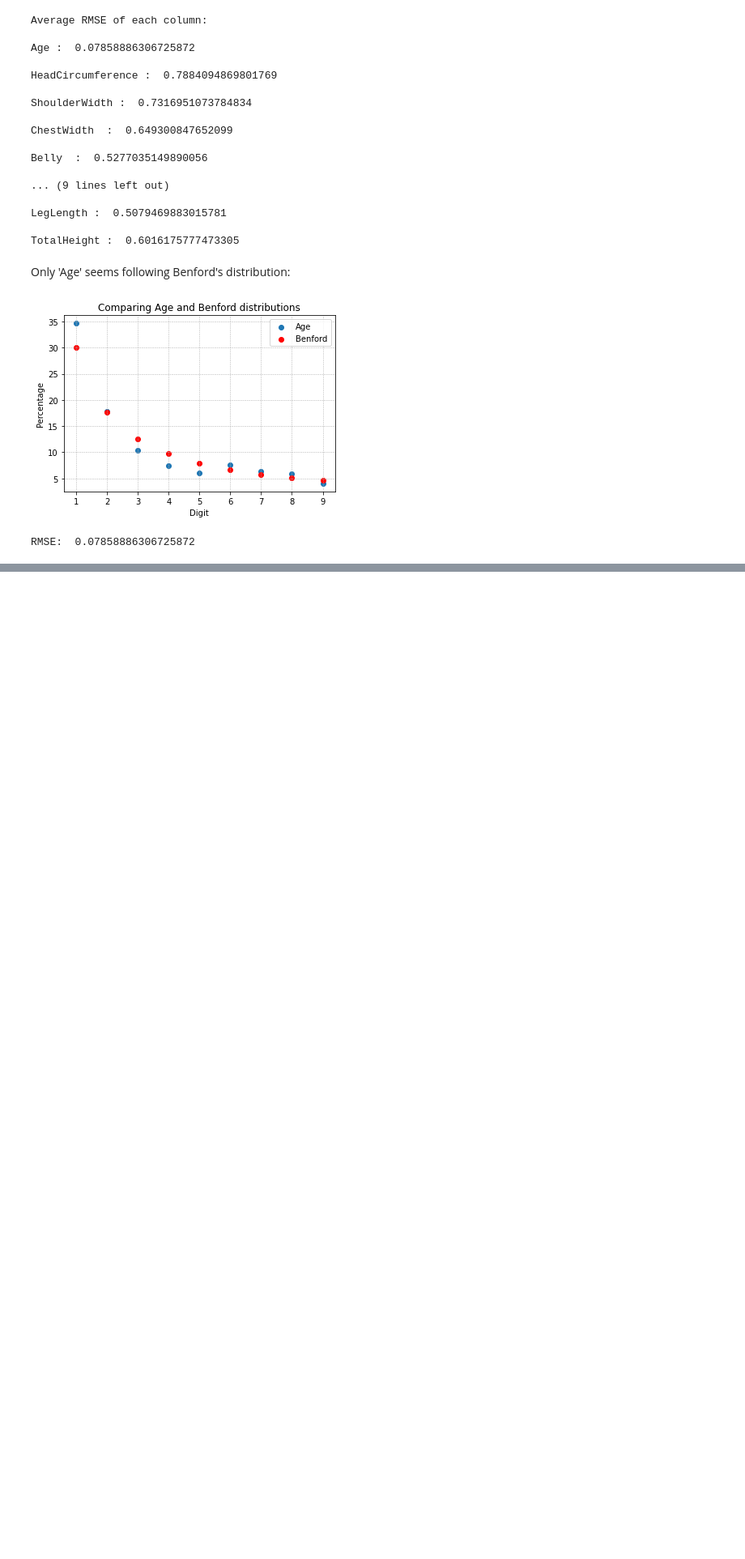
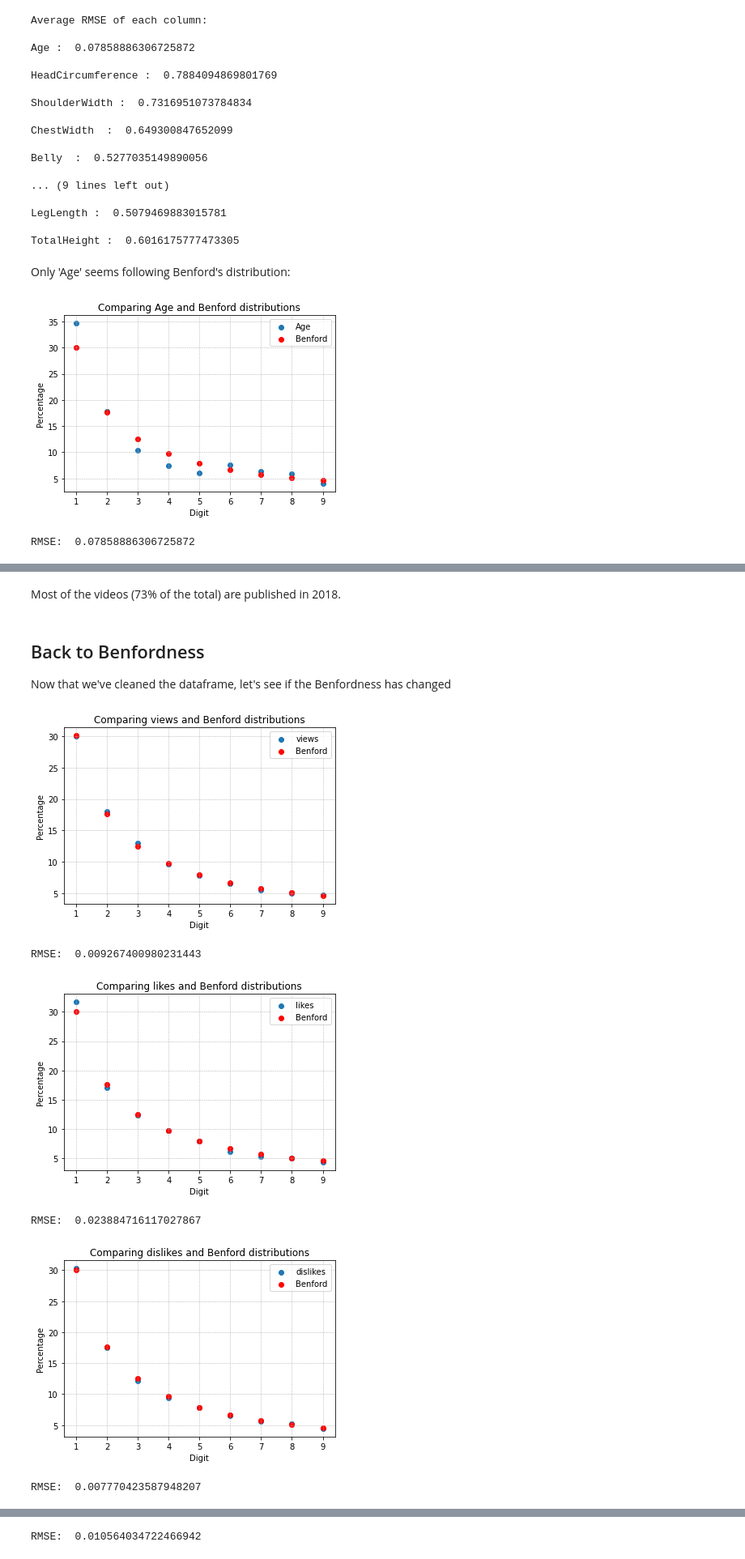
Before and after one commit to Marta-Bar/Benfords-law, a Jupyter notebook: Benfordness.ipynb, the cells around one changed output, grey strips where cells are left out. Shown at 81% size. Saved outputs shown, nothing was run; the diff lists cells and outputs as text; code cells hidden in the pictures; blank space fills up the shorter version.

```diff
--- a/Benfordness.ipynb
+++ b/Benfordness.ipynb
@@ -252,0 +276,2 @@ RMSE:  0.07858886306725872
+# %%
+dfYT.drop(['description'], axis=1, inplace= True)
@@ -252,0 +324,9 @@ RMSE:  0.07858886306725872
+# %%
+dfYT[dfYT['video_id']== 'YI3tsmFsrOg']   # the indices 34763 and 34912 are the ones
+dfYT.loc[34763]==dfYT.loc[34912]         # the only difference is in the number of likes: 197843 vs 197847
+# it doesn't change much!
+
+dfYT[dfYT['video_id']== 'vY_5EvoL1Is']   # the indices 34771 and 34920 are the ones
+dfYT.loc[34771]==dfYT.loc[34920]         # same here, only likes and dislikes are different, but not too far!
+
+dfYT.drop(labels = [34763, 34771], axis = 0 , inplace = True)
@@ -252,0 +361,8 @@ RMSE:  0.07858886306725872
+# %%
+dfYT['publish_time'] = pd.to_datetime(dfYT['publish_time'])
+dfYT['publish_day'] = dfYT['publish_time']
+for i in dfYT.index:
+    dfYT['publish_day'][i] = dfYT['publish_time'][i].replace(hour=0, minute=0, second = 0)
+
+print('Oldest video: ', min(dfYT['publish_day']).date())
+print('Most recent video: ', max(dfYT['publish_day']).date())
@@ -252,0 +374,15 @@ RMSE:  0.07858886306725872
+# %%
+# dfYT['trending_date'] = pd.to_datetime(dfYT['trending_date'])
+# it looks the dates have a strange format... convert it to timedate accordingly
+dfYT['trending_date'] = pd.to_datetime(dfYT['trending_date'], format = '%y.%d.%m')
+# don't consider timezone of the published time, as I don't know the one of the trending date
+dfYT['publish_time'] = dfYT['publish_time'].apply(lambda x: x.replace(tzinfo=None))
+# calculate the delta
+diff = dfYT['trending_date']-dfYT['publish_time']
+
+print ('Minimum time before being trendy: ', diff.min().days, ' days')
+print ('Maximum time before being trendy: ', diff.max().days, ' days \n')
+print ('Average time: ', diff.mean().days, ' days')
+print ('Median time: ', diff.median().days, ' days')
+
+dfYT['trending_time'] = diff
@@ -252,0 +412,17 @@ RMSE:  0.07858886306725872
+# %% [markdown]
+Most of the videos (73% of the total) are published in 2018.
+# %% [markdown]
+## Back to Benfordness
+
+Now that we've cleaned the dataframe, let's see if the Benfordness has changed
+# %%
+dfYT_copy= dfYT.copy()
+for col in attr:
+    Benford_print(dfYT_copy[col],col)
+# %% [output]
+[figure, added]
+RMSE:  0.009267400980231443
+[figure, added]
+RMSE:  0.023884716117027867
+[figure, added]
+RMSE:  0.007770423587948207
@@ -252,0 +430 @@ RMSE:  0.07858886306725872
+RMSE:  0.010564034722466942
```
Also changed, not shown: parts of 59 cells of this notebook, 3 other files.
